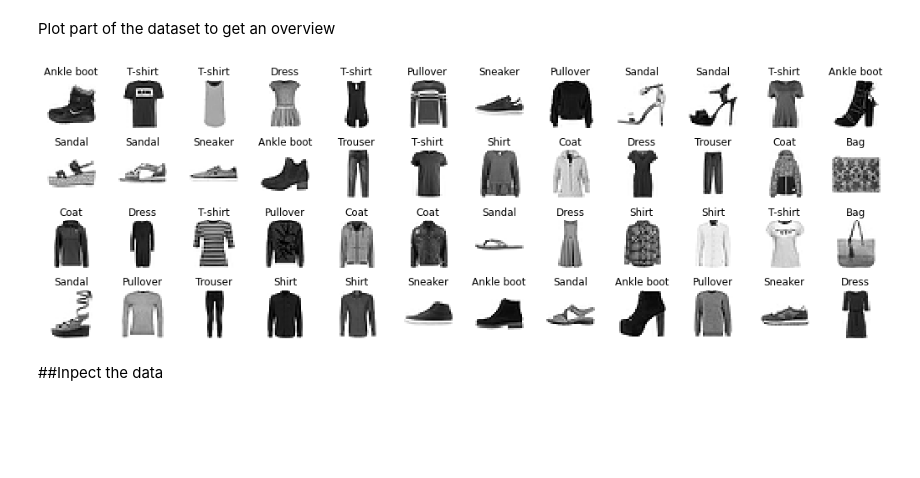
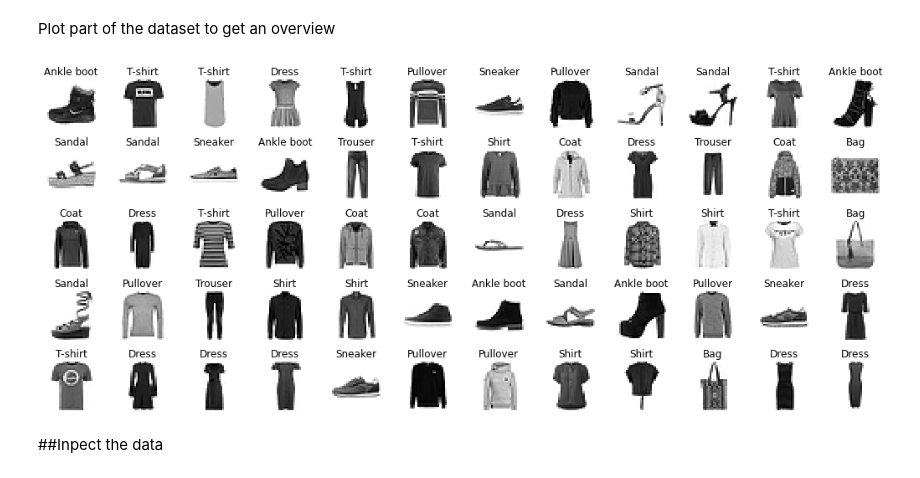
Before and after one commit to munich-ml/MLPy2021, a Jupyter notebook: 31_fMNIST_classifier_keras.ipynb, the cells around one changed output. Cells and saved outputs as stored; diff of their text form; code cells hidden in the pictures; blank space fills up the shorter version.

```diff
--- a/31_fMNIST_classifier_keras.ipynb
+++ b/31_fMNIST_classifier_keras.ipynb
@@ -86,21 +102,20 @@ class_names[y_train_full[0]]
 Plot part of the dataset to get an overview
 # %%
 # code for viewing, not for teaching
-n_rows = 4
+n_rows = 5
 n_cols = 12
 plt.figure(figsize=(n_cols * 1.2, n_rows * 1.2))
 for row in range(n_rows):
     for col in range(n_cols):
         index = n_cols * row + col
         plt.subplot(n_rows, n_cols, index + 1)
-        plt.imshow(X_train_full[index], cmap="binary", interpolation="nearest")
+        plt.imshow(X_train_full[index], cmap=plt.cm.binary, interpolation="nearest")
         plt.title(class_names[y_train_full[index]], fontsize=12)
         plt.axis('off')
-
 plt.tight_layout()
 plt.show()
 # %% [output]
-[figure, old version]
+[figure, new version]
 # %% [markdown]
 ##Inpect the data
 # %% [markdown]
```
Also changed, not shown: parts of 25 cells of this notebook.
